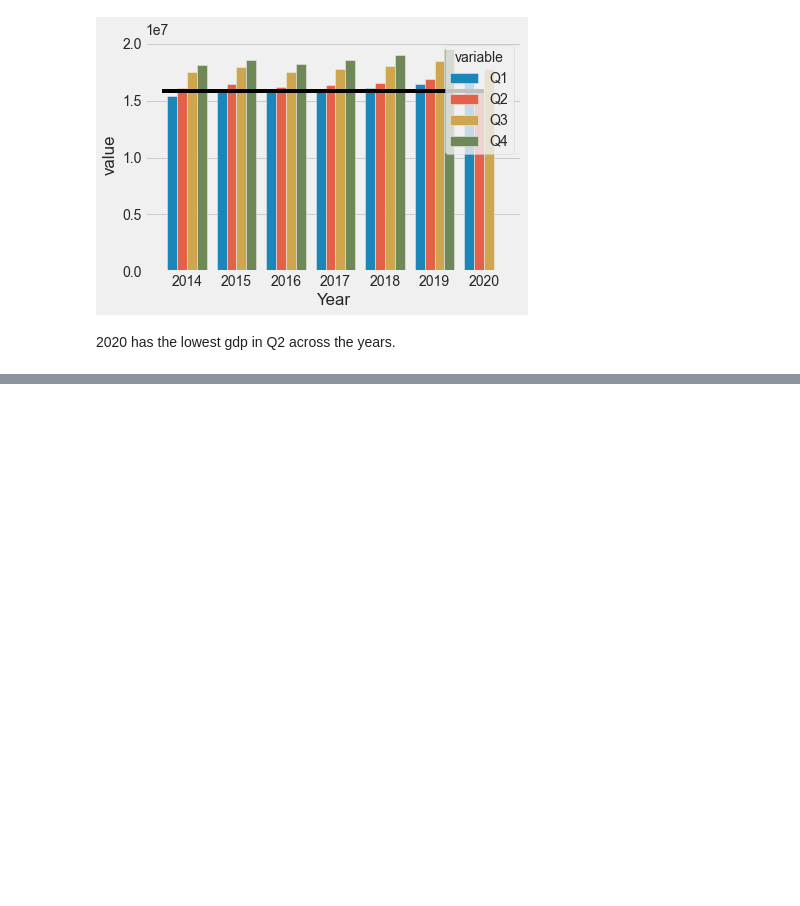
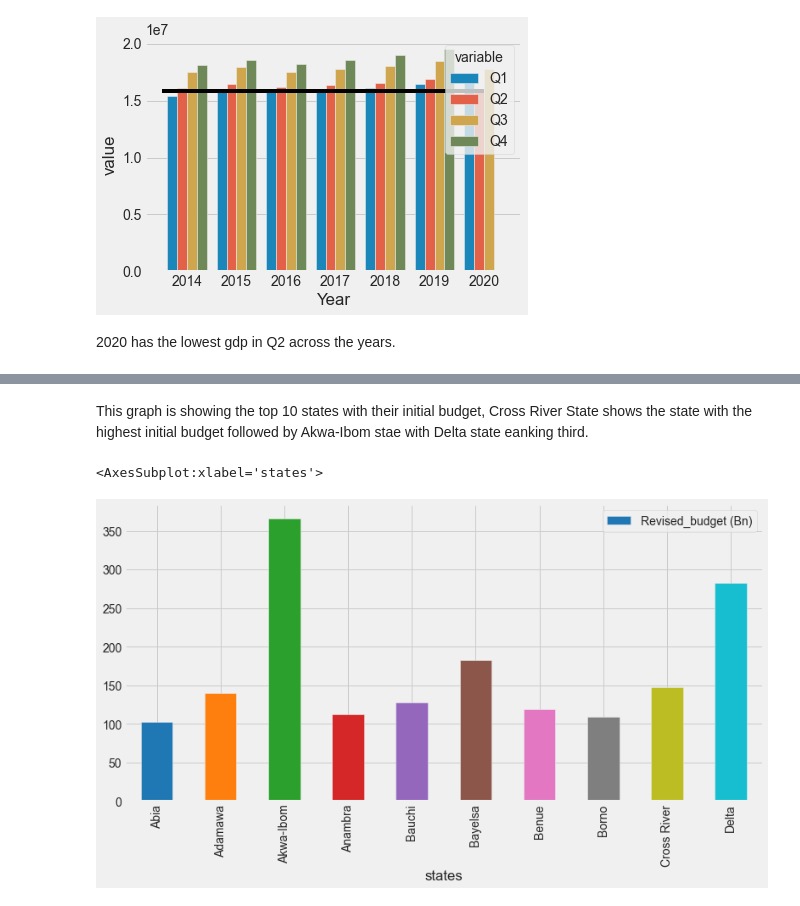
Before and after one commit to Obasteve/covid19dataanalysis, a Jupyter notebook: COVID19DATAANALYSIS.ipynb, the cells around one changed output, grey strips where cells are left out. Saved outputs shown, nothing was run; the diff lists cells and outputs as text; code cells hidden in the pictures; blank space fills up the shorter version.

```diff
--- a/COVID19DATAANALYSIS.ipynb
+++ b/COVID19DATAANALYSIS.ipynb
@@ -759,0 +785,7 @@ ax.hlines( y=Q2, xmin= 6, xmax=-0.5, colors='black')
+# %% [markdown]
+This graph is showing the top 10 states with their initial budget, Cross River State shows the state with the highest initial budget followed by Akwa-Ibom stae with Delta state eanking third.
+# %%
+df_budget_data.head(10).plot.bar(x='states', y='Revised_budget (Bn)',figsize=(12,6), color=sns.color_palette("tab10"))
+# %% [output]
+<AxesSubplot:xlabel='states'>
+[figure, added]
```
Also changed, not shown: parts of 15 cells of this notebook, 1 other file.
